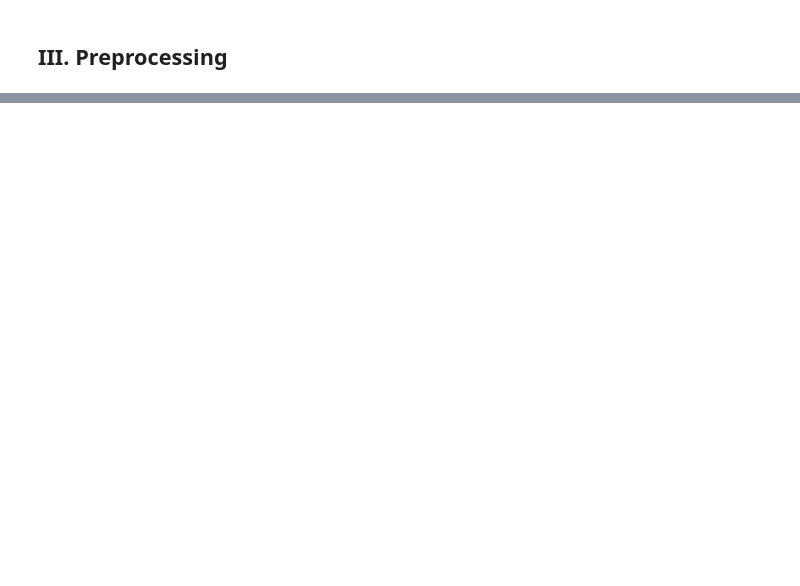
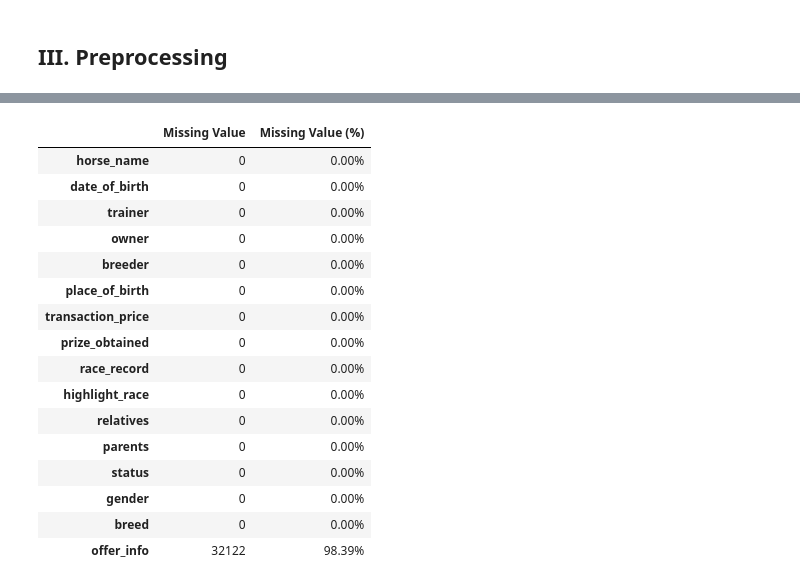
Before and after one commit to terryluzj/ba-fyp-sports-analytics, a Jupyter notebook: analysis/Database Preprocessing.ipynb, the cells around one changed output, grey strips where cells are left out. Cells and saved outputs as stored; diff of their text form; code cells hidden in the pictures; blank space fills up the shorter version.

```diff
--- a/analysis/Database Preprocessing.ipynb
+++ b/analysis/Database Preprocessing.ipynb
@@ -4,3 +1,19 @@ import sqlite3
+# %%
+import pandas as pd
+import sqlite3
+
+def select_return_table(table_name):
+    # Select from all records and convert to pandas dataframe
+    data = curs.execute('SELECT * FROM %s' % table_name).fetchall()
+    column = [element[1] for element in curs.execute('PRAGMA table_info(%s)' % table_name).fetchall()]
+    return pd.DataFrame(data, columns=column)
+
+def get_missing_value_perc(df, cond=lambda x: x == 'null'):
+    # Check missing value and output percentage
+    df_sum = df.applymap(cond).sum()
+    df_percentage = df.applymap(cond).sum() / df.applymap(lambda data: data == 'null').count()
+    df_percentage = df_percentage.apply(lambda x: "{0:.2f}%".format(x * 100))
+    return pd.concat([df_sum, df_percentage], axis=1, keys=["Missing Value", "Missing Value (%)"])
 # %% [markdown]
 ## I. Database Connection
 # %%
@@ -196,0 +227,21 @@ jockey_df.describe().T
+# %%
+# Check missing value
+get_missing_value_perc(horse_df)
+# %% [output]
+|  | Missing Value | Missing Value (%) |
+| horse_name | 0 | 0.00% |
+| date_of_birth | 0 | 0.00% |
+| trainer | 0 | 0.00% |
+| owner | 0 | 0.00% |
+| breeder | 0 | 0.00% |
+| place_of_birth | 0 | 0.00% |
+| transaction_price | 0 | 0.00% |
+| prize_obtained | 0 | 0.00% |
+| race_record | 0 | 0.00% |
+| highlight_race | 0 | 0.00% |
+| relatives | 0 | 0.00% |
+| parents | 0 | 0.00% |
+| status | 0 | 0.00% |
+| gender | 0 | 0.00% |
+| breed | 0 | 0.00% |
+| offer_info | 32122 | 98.39% |
```
Also changed, not shown: parts of 17 cells of this notebook.
